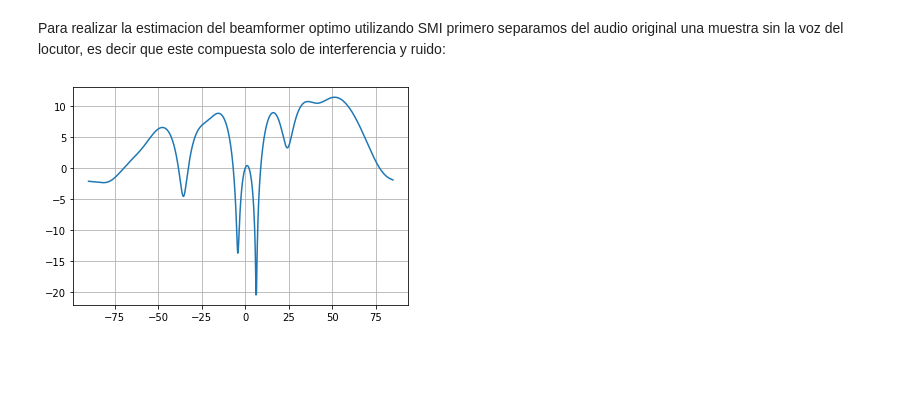
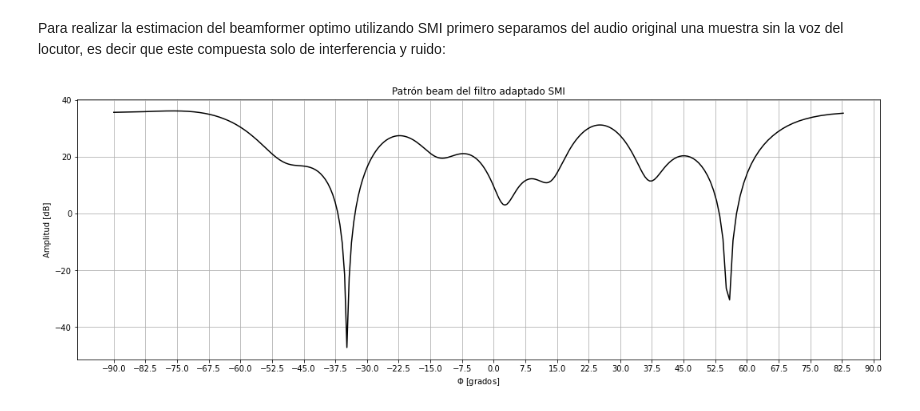
Before and after one commit to mbergerman/Procesamiento-Adaptativo, a Jupyter notebook: TPS/TP4/PASA_TP4_G2.ipynb, the cells around one changed output. Saved outputs shown, nothing was run; the diff lists cells and outputs as text; code cells hidden in the pictures; blank space fills up the shorter version.

Commit message:
Punto 2 mejora el patron beam

```diff
--- a/TPS/TP4/PASA_TP4_G2.ipynb
+++ b/TPS/TP4/PASA_TP4_G2.ipynb
@@ -179,41 +179,46 @@ Se observan señales provenientes de un angulo $\phi \simeq 0^ \circ $ y otra de
 # %% [markdown]
 Definimos una helper function para calcular el vector de respuesta del sistema
 # %%
-def response_vector(phi, m, d):
+def response_vector(phi, m, d, l):
     l = 343/Fc
-    return m**-0.5 * np.exp(-2j * np.pi * d * np.sin(phi) / l * np.arange(m))
+    return ( 1/np.sqrt(m) * np.exp(-2j * np.pi * d * np.sin(phi) / l * np.arange(m)) ).reshape((m, 1))
 # %% [markdown]
 Para realizar la estimacion del beamformer optimo utilizando SMI primero separamos del audio original una muestra sin la voz del locutor, es decir que este compuesta solo de interferencia y ruido:
 # %%
 i_n_filt = data_filt[ subarray_sensors[array_idx] ]
-i_n_filt = i_n_filt[:, 67000:78000] #np.hstack((i_n_filt[:, 47488:47488+9842], i_n_filt[:, 65261:65261+13759], i_n_filt[:, 141796:141796+10988]))
+i_n_filt = i_n_filt[:, 449000:459000]
 
 n = len(i_n_filt)
 Ri_n = np.zeros((n, n), dtype=np.complex_)
 phi = 0
 l = 343/Fc
 d = dist[array_idx]
 m = M[array_idx]
 
 for i in range( n ):
     Ri_n += np.dot( i_n_filt[:, i].reshape((m, 1)) , np.conj(i_n_filt[:, i]).reshape((1, m)) )
 
 Ri_n = Ri_n / n
 inv_Rin = np.linalg.inv(Ri_n)
 
-v = response_vector(phi, m, d)
+v = response_vector(phi, m, d, l)
 
 aux = np.dot( np.dot(np.conj(v).reshape((1, m)), inv_Rin), v )
-csmi = np.dot(inv_Rin, v) / aux
-w, h = signal.freqz(csmi, whole = True, include_nyquist = True)
+csmi = np.dot(inv_Rin, v) / aux.item(0)
 
-h = np.fft.fftshift(h)
-h = h * (9**-0.5)
+C = fftshift( fft( np.pad( csmi.flatten(),  (0, 256-m) ) ) )
+pattern = np.abs( C ) ** 2 / np.sqrt(m)
+freq = fftshift( fftfreq(len(pattern)) )
 
-phi = np.arcsin(2*(w-np.pi) / (2 * np.pi)) * 180 / np.pi
+phi = np.arcsin(2*freq) * 180 / np.pi
 
-plt.plot(phi, 20 * np.log10(np.abs(h)))
+plt.figure(figsize=(18, 6))
+plt.plot(phi, 20*np.log10(pattern), 'k')
+plt.xticks(np.linspace(-90, 90, 24+1))
+plt.title('Patrón beam del filtro adaptado SMI')
+plt.xlabel('$\Phi$ [grados]')
+plt.ylabel('Amplitud [dB]')
 plt.grid()
 plt.show()
 # %% [output]
-[figure, old version]
+[figure, new version]
```
Also changed, not shown: parts of 5 cells of this notebook.
